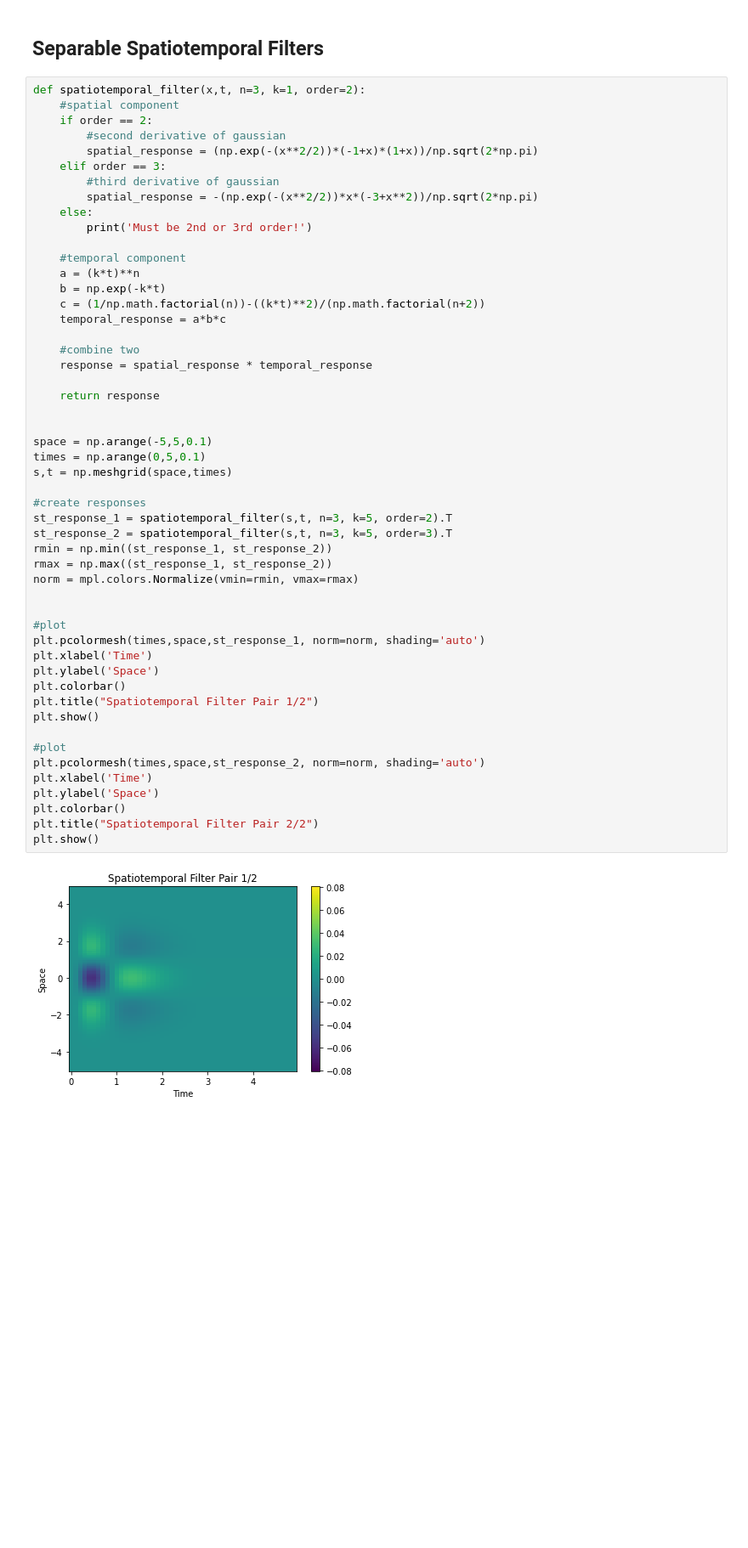
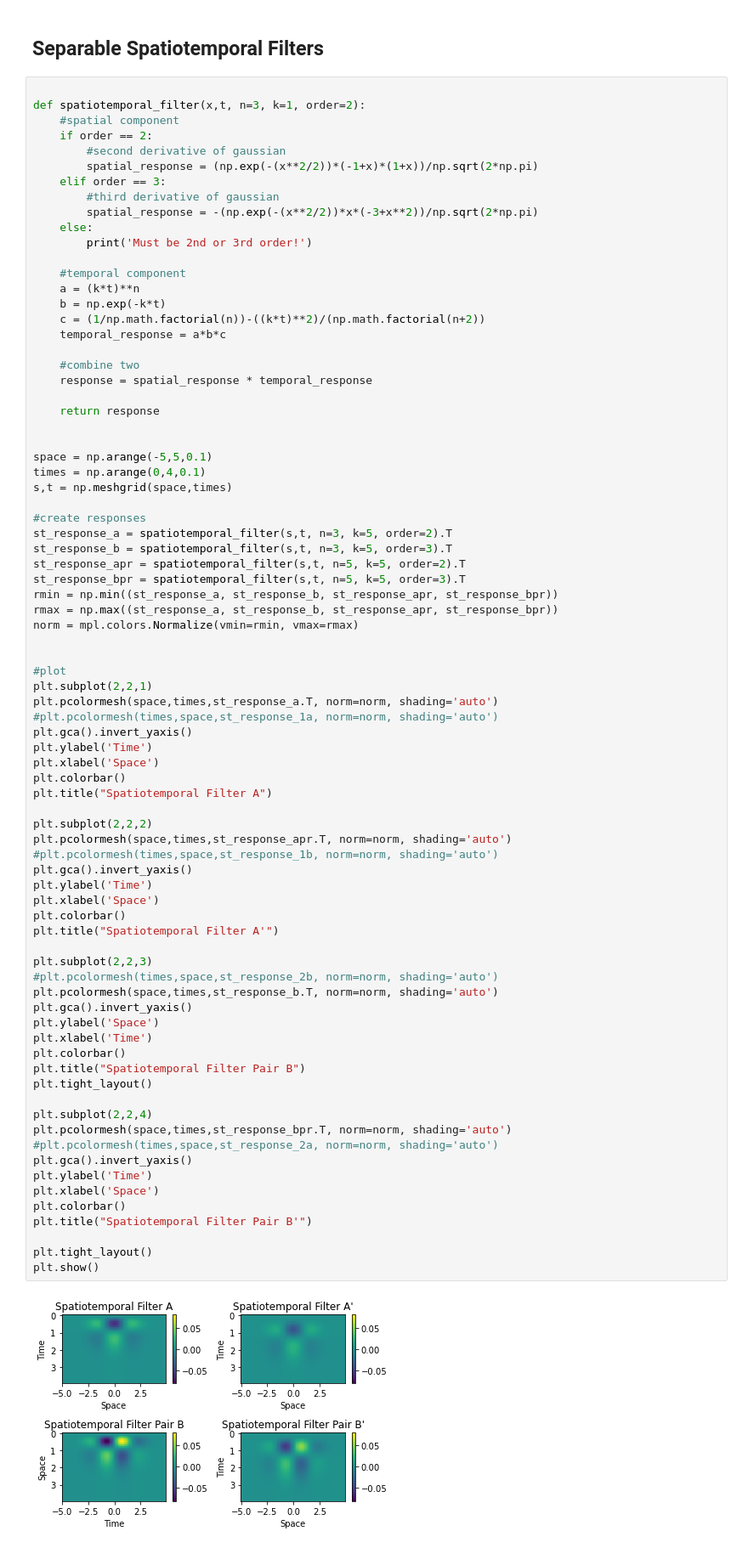
Before and after one commit to vdutell/linearfiltering, a Jupyter notebook: adelsonbergen1984.ipynb, the cells around one changed output. Shown at 85% size. Drawn from its saved outputs; the diff is of its cells as text; blank space fills up the shorter version.

Commit message:
oriented lienar filters, sems error in opponent energy filters

```diff
--- a/adelsonbergen1984.ipynb
+++ b/adelsonbergen1984.ipynb
@@ -97,6 +97,7 @@ Text(0.5, 1.0, 'Temporal Filter Quadrature Pairs')
 # %% [markdown]
 ## Separable Spatiotemporal Filters
 # %%
+
 def spatiotemporal_filter(x,t, n=3, k=1, order=2):
     #spatial component
     if order == 2:
@@ -105,47 +106,74 @@ def spatiotemporal_filter(x,t, n=3, k=1, order=2):
     elif order == 3:
         #third derivative of gaussian
         spatial_response = -(np.exp(-(x**2/2))*x*(-3+x**2))/np.sqrt(2*np.pi)
     else:
         print('Must be 2nd or 3rd order!')
 
     #temporal component
     a = (k*t)**n
     b = np.exp(-k*t)
     c = (1/np.math.factorial(n))-((k*t)**2)/(np.math.factorial(n+2))
     temporal_response = a*b*c
 
     #combine two
     response = spatial_response * temporal_response
 
     return response
 
 
 space = np.arange(-5,5,0.1)
-times = np.arange(0,5,0.1)
+times = np.arange(0,4,0.1)
 s,t = np.meshgrid(space,times)
 
 #create responses
-st_response_1 = spatiotemporal_filter(s,t, n=3, k=5, order=2).T
-st_response_2 = spatiotemporal_filter(s,t, n=3, k=5, order=3).T
-rmin = np.min((st_response_1, st_response_2))
-rmax = np.max((st_response_1, st_response_2))
+st_response_a = spatiotemporal_filter(s,t, n=3, k=5, order=2).T
+st_response_b = spatiotemporal_filter(s,t, n=3, k=5, order=3).T
+st_response_apr = spatiotemporal_filter(s,t, n=5, k=5, order=2).T
+st_response_bpr = spatiotemporal_filter(s,t, n=5, k=5, order=3).T
+rmin = np.min((st_response_a, st_response_b, st_response_apr, st_response_bpr))
+rmax = np.max((st_response_a, st_response_b, st_response_apr, st_response_bpr))
 norm = mpl.colors.Normalize(vmin=rmin, vmax=rmax)
 
 
 #plot
-plt.pcolormesh(times,space,st_response_1, norm=norm, shading='auto')
+plt.subplot(2,2,1)
+plt.pcolormesh(space,times,st_response_a.T, norm=norm, shading='auto')
+#plt.pcolormesh(times,space,st_response_1a, norm=norm, shading='auto')
+plt.gca().invert_yaxis()
+plt.ylabel('Time')
+plt.xlabel('Space')
+plt.colorbar()
+plt.title("Spatiotemporal Filter A")
+
+plt.subplot(2,2,2)
+plt.pcolormesh(space,times,st_response_apr.T, norm=norm, shading='auto')
+#plt.pcolormesh(times,space,st_response_1b, norm=norm, shading='auto')
+plt.gca().invert_yaxis()
+plt.ylabel('Time')
+plt.xlabel('Space')
+plt.colorbar()
+plt.title("Spatiotemporal Filter A'")
+
+plt.subplot(2,2,3)
+#plt.pcolormesh(times,space,st_response_2b, norm=norm, shading='auto')
+plt.pcolormesh(space,times,st_response_b.T, norm=norm, shading='auto')
+plt.gca().invert_yaxis()
+plt.ylabel('Space')
 plt.xlabel('Time')
-plt.ylabel('Space')
 plt.colorbar()
-plt.title("Spatiotemporal Filter Pair 1/2")
+plt.title("Spatiotemporal Filter Pair B")
+plt.tight_layout()
+
+plt.subplot(2,2,4)
+plt.pcolormesh(space,times,st_response_bpr.T, norm=norm, shading='auto')
+#plt.pcolormesh(times,space,st_response_2a, norm=norm, shading='auto')
+plt.gca().invert_yaxis()
+plt.ylabel('Time')
+plt.xlabel('Space')
+plt.colorbar()
+plt.title("Spatiotemporal Filter Pair B'")
+
+plt.tight_layout()
 plt.show()
-
-#plot
-plt.pcolormesh(times,space,st_response_2, norm=norm, shading='auto')
-plt.xlabel('Time')
-plt.ylabel('Space')
-plt.colorbar()
-plt.title("Spatiotemporal Filter Pair 2/2")
-plt.show()
 # %% [output]
-[figure, old version]
+[figure, new version]
```
Also changed, not shown: parts of 10 cells of this notebook.
